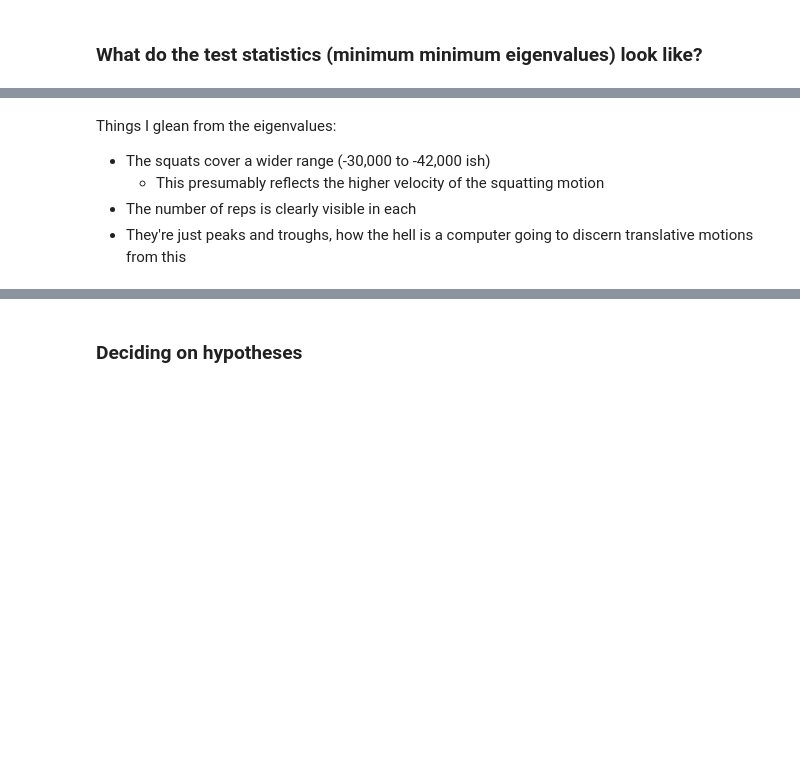
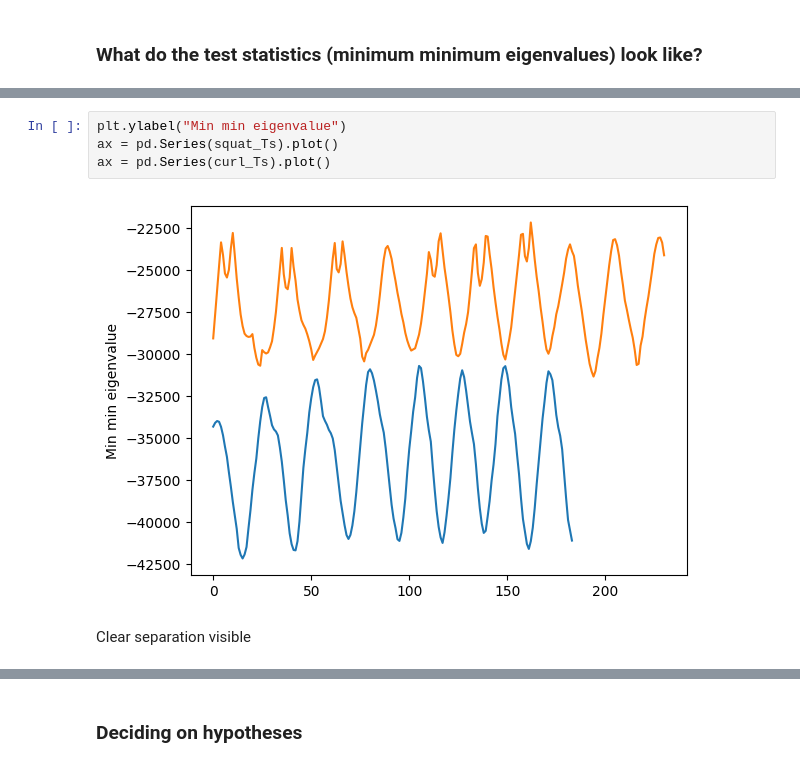
Before and after one commit to sjb296/linear-motion-detection, a Jupyter notebook: main.ipynb, the cells around one changed output, grey strips where cells are left out. Saved outputs shown, nothing was run; the diff lists cells and outputs as text; blank space fills up the shorter version.

```diff
--- a/main.ipynb
+++ b/main.ipynb
@@ -385,6 +383,8 @@ ax = pd.Series(curl_Ts).plot()
-# %% [markdown]
-Things I glean from the eigenvalues:
-- The squats cover a wider range (-30,000 to -42,000 ish)
-    - This presumably reflects the higher velocity of the squatting motion
-- The number of reps is clearly visible in each
-- They're just peaks and troughs, how the hell is a computer going to discern translative motions from this
+# %%
+plt.ylabel("Min min eigenvalue")
+ax = pd.Series(squat_Ts).plot()
+ax = pd.Series(curl_Ts).plot()
+# %% [output]
+[figure, added]
+# %% [markdown]
+Clear separation visible
```
Also changed, not shown: parts of 17 cells of this notebook, 2 other files.
